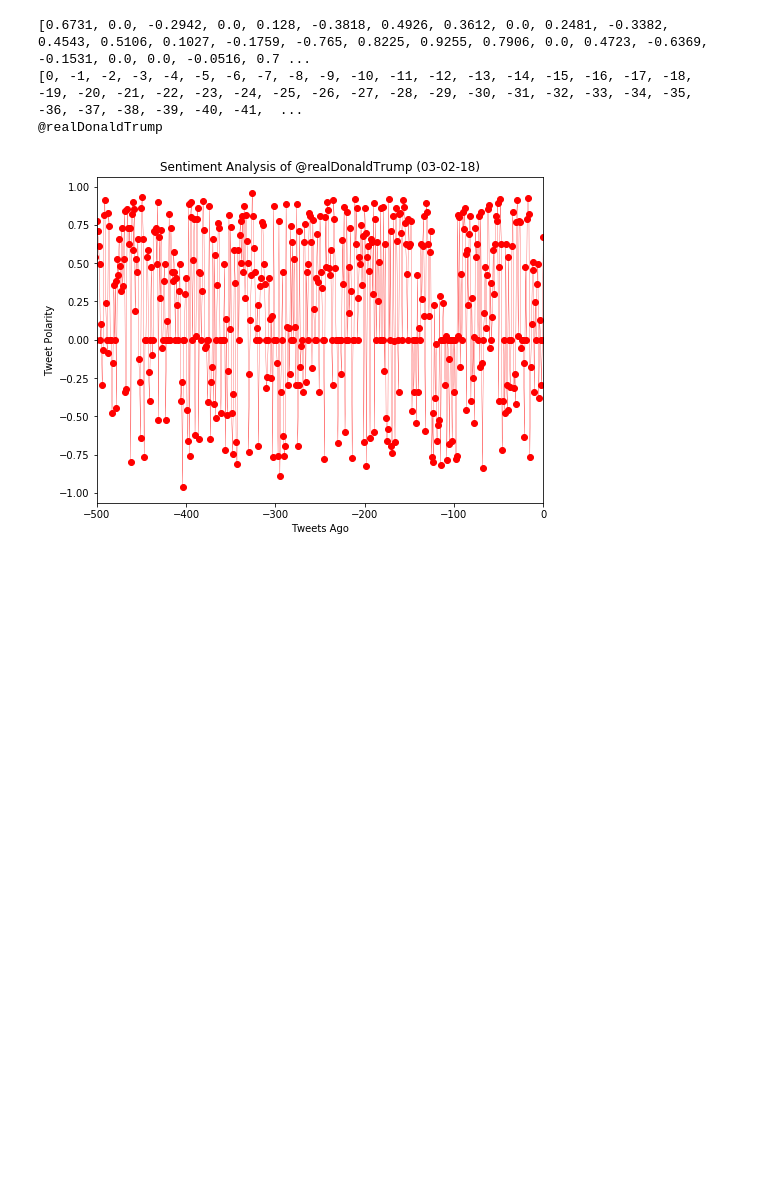
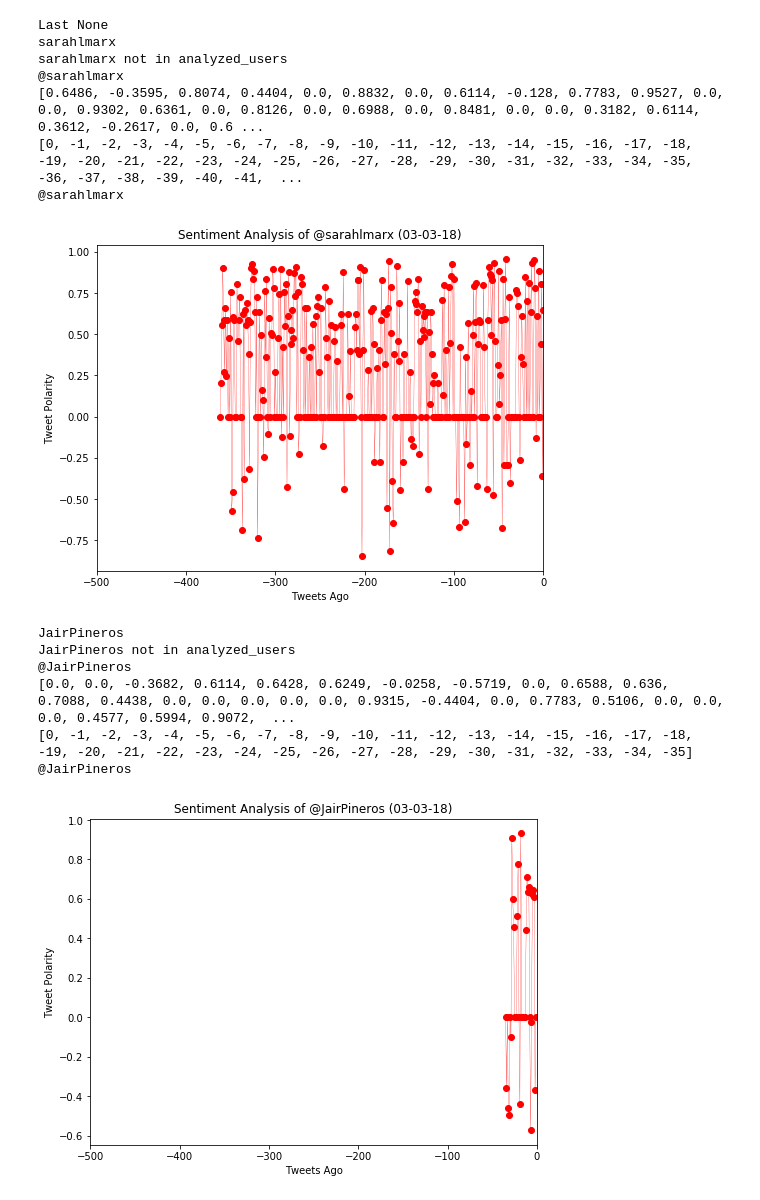
Before and after one commit to MadeleineC/TwitterBot, a Jupyter notebook: AnalyzerBot.ipynb, the cells around one changed output. Cells and saved outputs as stored; diff of their text form; code cells hidden in the pictures; blank space fills up the shorter version.

```diff
--- a/AnalyzerBot.ipynb
+++ b/AnalyzerBot.ipynb
@@ -26,5 +24,3 @@ from config import (consumer_key,
 auth = tweepy.OAuthHandler(consumer_key, consumer_secret)
 auth.set_access_token(access_token, access_token_secret)
 api = tweepy.API(auth)
-# %%
-user = "@realDonaldTrump"
@@ -41,8 +72,8 @@ def lookup_handle(target_user):
     compound_list = []
     tweets_ago_list = []
 
-    # Use cursor to loop through 50 pages (total 500 tweets)
-    for page in tweepy.Cursor(api.user_timeline, id=user).pages(50):
+    # Use cursor to loop through 25 pages (total 500 tweets)
+    for page in tweepy.Cursor(api.user_timeline, id=target_user).pages(25):
         # page is a list of statuses
         for tweet in page:
             tweet_text = json.dumps(tweet._json, indent=3)
@@ -59,14 +90,10 @@ def lookup_handle(target_user):
 
             counter = counter - 1
 
-    return compound_list, tweets_ago_list, user
+    return compound_list, tweets_ago_list, target_user
 # %%
-compound_list, tweets_ago_list, user = lookup_handle(user)
-print(compound_list)
-print(tweets_ago_list)
-print(user)
+# compound_list, tweets_ago_list, target_user = lookup_handle(test)
+# print(compound_list)
+# print(tweets_ago_list)
+# print(target_user)
-# %% [output]
-[0.6731, 0.0, -0.2942, 0.0, 0.128, -0.3818, 0.4926, 0.3612, 0.0, 0.2481, -0.3382, 0.4543, 0.5106, 0.1027, -0.1759, -0.765, 0.8225, 0.9255, 0.7906, 0.0, 0.4723, -0.6369, -0.1531, 0.0, 0.0, -0.0516, 0.7 ...
-[0, -1, -2, -3, -4, -5, -6, -7, -8, -9, -10, -11, -12, -13, -14, -15, -16, -17, -18, -19, -20, -21, -22, -23, -24, -25, -26, -27, -28, -29, -30, -31, -32, -33, -34, -35, -36, -37, -38, -39, -40, -41,  ...
-@realDonaldTrump
 # %%
@@ -83,14 +111,63 @@ def plot(x_axis, y_axis, user):
 
     plt.show()
 # %%
-figure = plot(tweets_ago_list, compound_list, user)
+# plot(tweets_ago_list, compound_list, user)
-# %% [output]
-[figure, removed]
 # %%
 # Tweet out VaderSentiment Graph and Thanks to original twitter
 def tweet_analysis(filename, user):
     msg = "Analysis of " + user
     api.update_with_media(filename, status=msg)
 # %%
-image = user + ".png"
-tweet_analysis(image, user)
+# image = user + ".png"
+# tweet_analysis(image, user)
+# %%
+last_id = None
+analyzed_users = []
+
+# Set timer
+t_end = time.time() + 60 * 5
+while time.time() < t_end: #while time is less than original time + five minutes
+    print("Last", last_id)
+    to_analyze_list, last_id, tweet_author = check(last_id)
+    for user in to_analyze_list:
+        print(user)
+        if user not in analyzed_users:
+            print(user + " not in analyzed_users")
+            handle = "@" + user
+            print(handle)
+
+            compound_list, tweets_ago_list, target_user = lookup_handle(handle)
+            print(compound_list)
+            print(tweets_ago_list)
+            print(target_user)
+
+            image = handle + ".png"
+            plot(tweets_ago_list, compound_list, handle)
+            tweet_analysis(image, handle)
+
+
+            analyzed_users.append(user)
+
+
+
+#     print(to_analyze_list)
+#     print(last_id)
+#     print(tweet_author)
+
+    time.sleep(60) #sleep for 60 seconds
+# %% [output]
+Last None
+sarahlmarx
+sarahlmarx not in analyzed_users
+@sarahlmarx
+[0.6486, -0.3595, 0.8074, 0.4404, 0.0, 0.8832, 0.0, 0.6114, -0.128, 0.7783, 0.9527, 0.0, 0.0, 0.9302, 0.6361, 0.0, 0.8126, 0.0, 0.6988, 0.0, 0.8481, 0.0, 0.0, 0.3182, 0.6114, 0.3612, -0.2617, 0.0, 0.6 ...
+[0, -1, -2, -3, -4, -5, -6, -7, -8, -9, -10, -11, -12, -13, -14, -15, -16, -17, -18, -19, -20, -21, -22, -23, -24, -25, -26, -27, -28, -29, -30, -31, -32, -33, -34, -35, -36, -37, -38, -39, -40, -41,  ...
+@sarahlmarx
+[figure, added]
+JairPineros
+JairPineros not in analyzed_users
+@JairPineros
+[0.0, 0.0, -0.3682, 0.6114, 0.6428, 0.6249, -0.0258, -0.5719, 0.0, 0.6588, 0.636, 0.7088, 0.4438, 0.0, 0.0, 0.0, 0.0, 0.0, 0.9315, -0.4404, 0.0, 0.7783, 0.5106, 0.0, 0.0, 0.0, 0.4577, 0.5994, 0.9072,  ...
+[0, -1, -2, -3, -4, -5, -6, -7, -8, -9, -10, -11, -12, -13, -14, -15, -16, -17, -18, -19, -20, -21, -22, -23, -24, -25, -26, -27, -28, -29, -30, -31, -32, -33, -34, -35]
+@JairPineros
+[figure, added]
```
Also changed, not shown: parts of 9 cells of this notebook.
